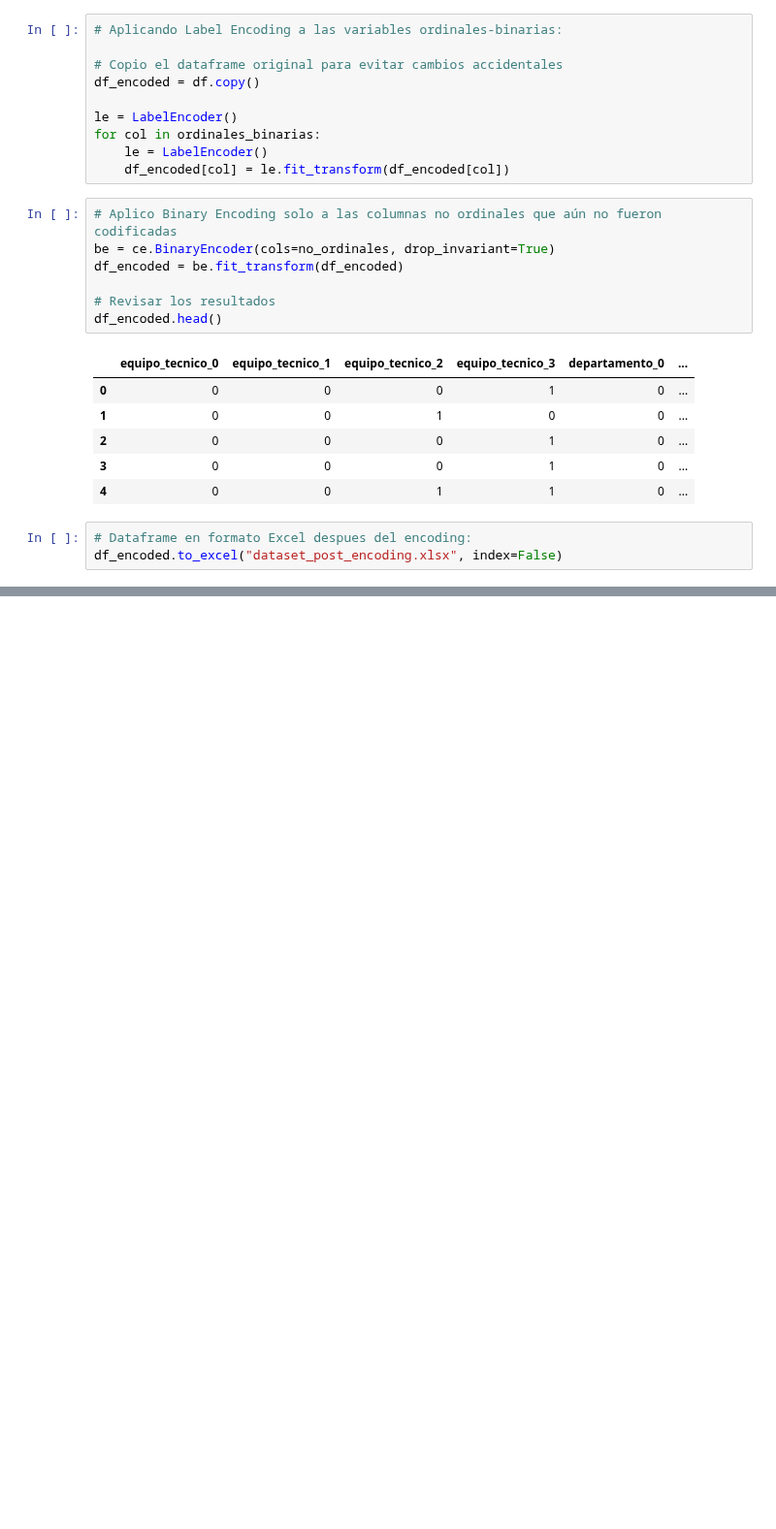
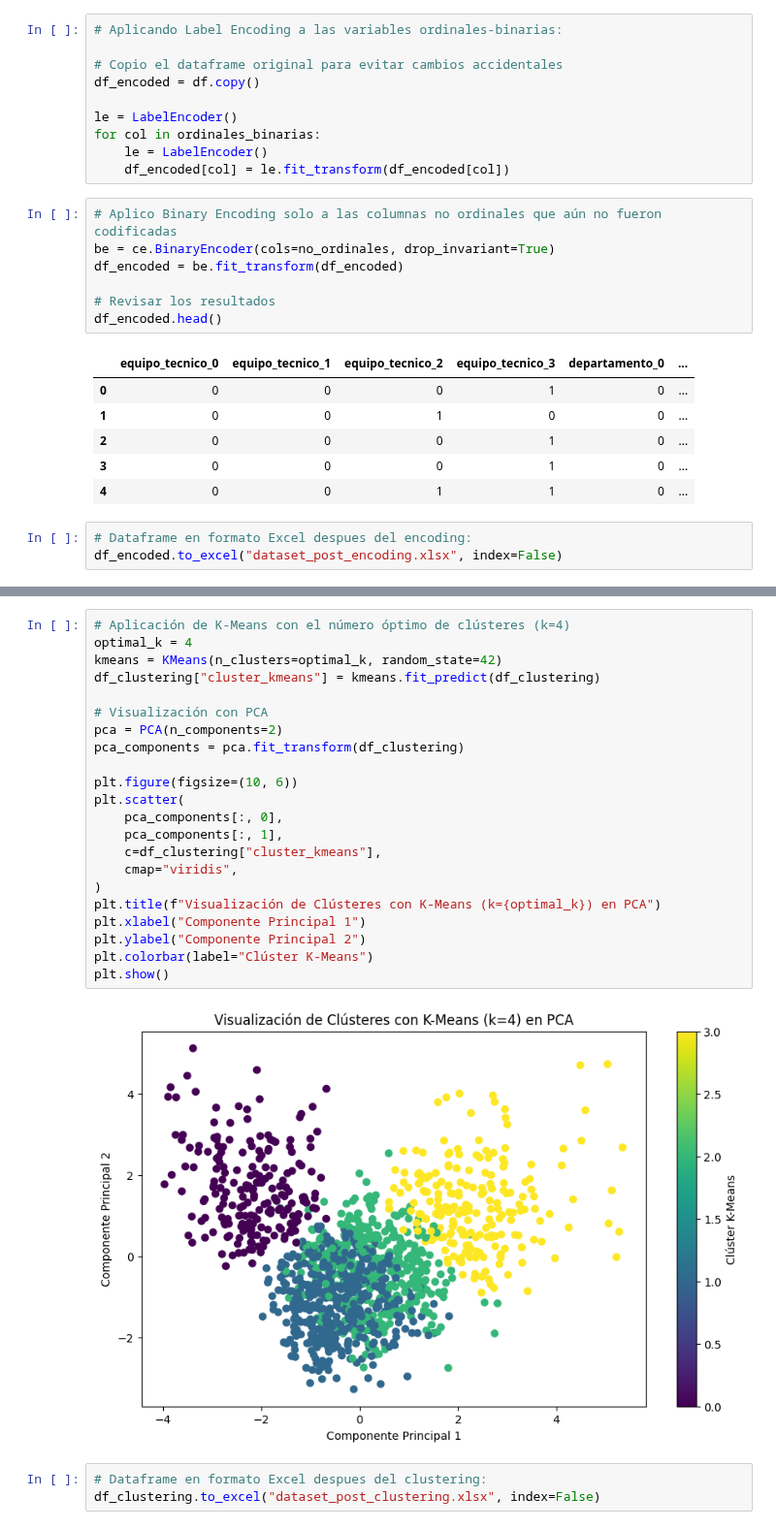
Before and after one commit to sosarodrigox/coderhouse_emprendedores_it, a Jupyter notebook: MachineLearning_SosaRodrigo.ipynb, the cells around one changed output, grey strips where cells are left out. Shown at 97% size. Saved outputs shown, nothing was run; the diff lists cells and outputs as text; blank space fills up the shorter version.

```diff
--- a/MachineLearning_SosaRodrigo.ipynb
+++ b/MachineLearning_SosaRodrigo.ipynb
@@ -768,0 +850,27 @@ memory usage: 829.5 KB
+# %%
+# Aplicación de K-Means con el número óptimo de clústeres (k=4)
+optimal_k = 4
+kmeans = KMeans(n_clusters=optimal_k, random_state=42)
+df_clustering["cluster_kmeans"] = kmeans.fit_predict(df_clustering)
+
+# Visualización con PCA
+pca = PCA(n_components=2)
+pca_components = pca.fit_transform(df_clustering)
+
+plt.figure(figsize=(10, 6))
+plt.scatter(
+    pca_components[:, 0],
+    pca_components[:, 1],
+    c=df_clustering["cluster_kmeans"],
+    cmap="viridis",
+)
+plt.title(f"Visualización de Clústeres con K-Means (k={optimal_k}) en PCA")
+plt.xlabel("Componente Principal 1")
+plt.ylabel("Componente Principal 2")
+plt.colorbar(label="Clúster K-Means")
+plt.show()
+# %% [output]
+[figure, added]
+# %%
+# Dataframe en formato Excel despues del clustering:
+df_clustering.to_excel("dataset_post_clustering.xlsx", index=False)
```
Also changed, not shown: parts of 16 cells of this notebook, 5 other files.
